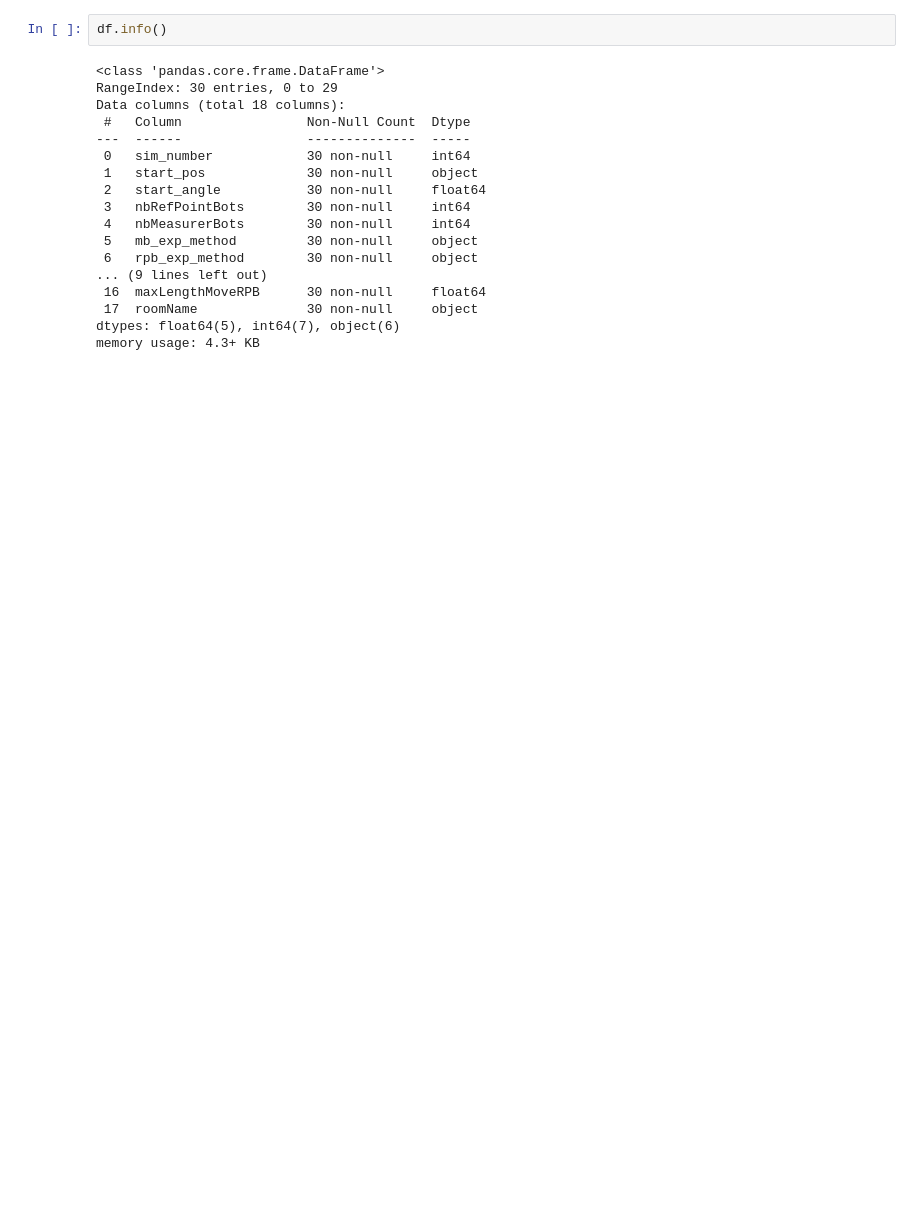
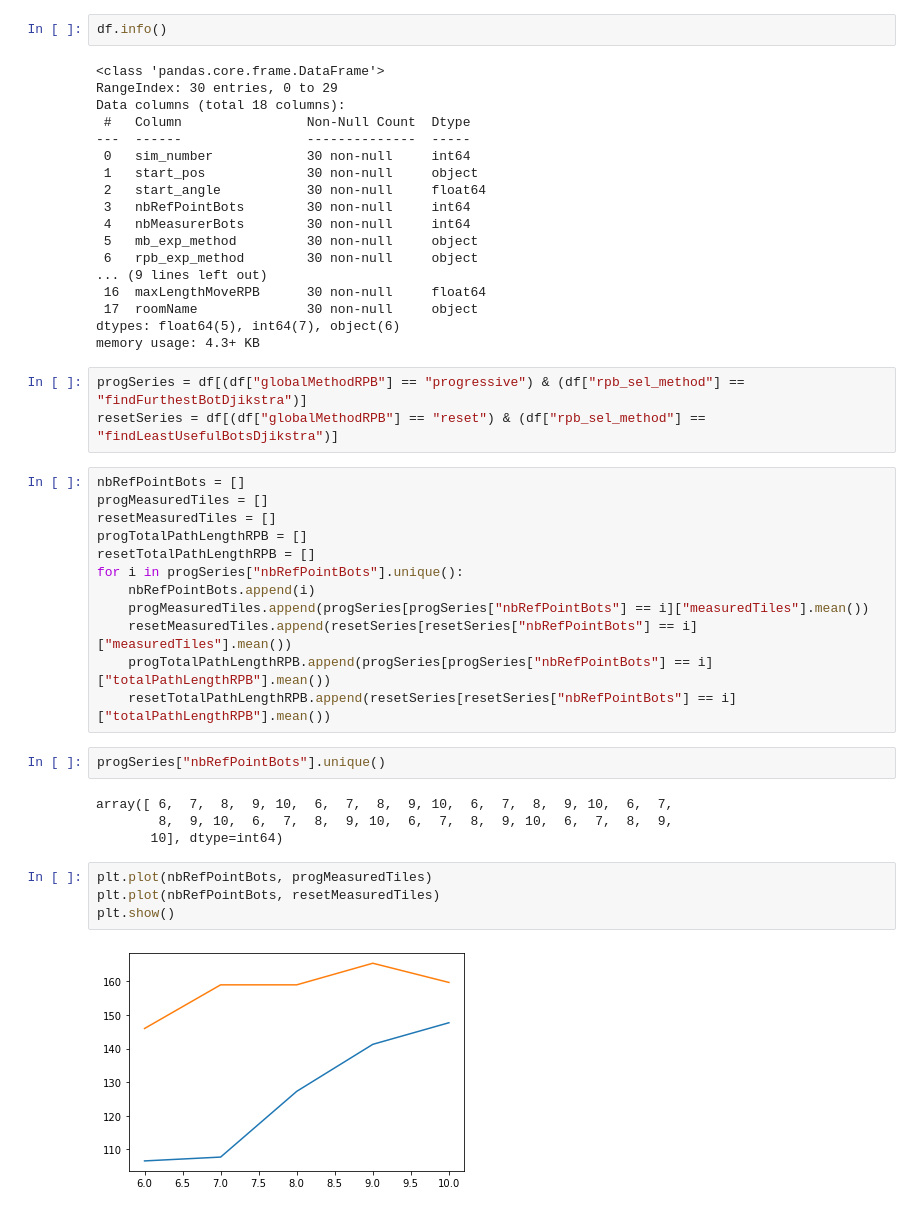
Before and after one commit to PierreSanson/Essaim_de_robots, a Jupyter notebook: code_2A/statAnalysis.ipynb, the cells around one changed output. Cells and saved outputs as stored; diff of their text form; blank space fills up the shorter version.

Commit message:
added graph

```diff
--- a/code_2A/statAnalysis.ipynb
+++ b/code_2A/statAnalysis.ipynb
@@ -45,3 +42,30 @@ Data columns (total 18 columns):
  17  roomName              30 non-null     object
 dtypes: float64(5), int64(7), object(6)
 memory usage: 4.3+ KB
+# %%
+progSeries = df[(df["globalMethodRPB"] == "progressive") & (df["rpb_sel_method"] == "findFurthestBotDjikstra")]
+resetSeries = df[(df["globalMethodRPB"] == "reset") & (df["rpb_sel_method"] == "findLeastUsefulBotsDjikstra")]
+# %%
+nbRefPointBots = []
+progMeasuredTiles = []
+resetMeasuredTiles = []
+progTotalPathLengthRPB = []
+resetTotalPathLengthRPB = []
+for i in progSeries["nbRefPointBots"].unique():
+    nbRefPointBots.append(i)
+    progMeasuredTiles.append(progSeries[progSeries["nbRefPointBots"] == i]["measuredTiles"].mean())
+    resetMeasuredTiles.append(resetSeries[resetSeries["nbRefPointBots"] == i]["measuredTiles"].mean())
+    progTotalPathLengthRPB.append(progSeries[progSeries["nbRefPointBots"] == i]["totalPathLengthRPB"].mean())
+    resetTotalPathLengthRPB.append(resetSeries[resetSeries["nbRefPointBots"] == i]["totalPathLengthRPB"].mean())
+# %%
+progSeries["nbRefPointBots"].unique()
+# %% [output]
+array([ 6,  7,  8,  9, 10,  6,  7,  8,  9, 10,  6,  7,  8,  9, 10,  6,  7,
+        8,  9, 10,  6,  7,  8,  9, 10,  6,  7,  8,  9, 10,  6,  7,  8,  9,
+       10], dtype=int64)
+# %%
+plt.plot(nbRefPointBots, progMeasuredTiles)
+plt.plot(nbRefPointBots, resetMeasuredTiles)
+plt.show()
+# %% [output]
+[figure, added]
```
Also changed, not shown: parts of 4 cells of this notebook.
